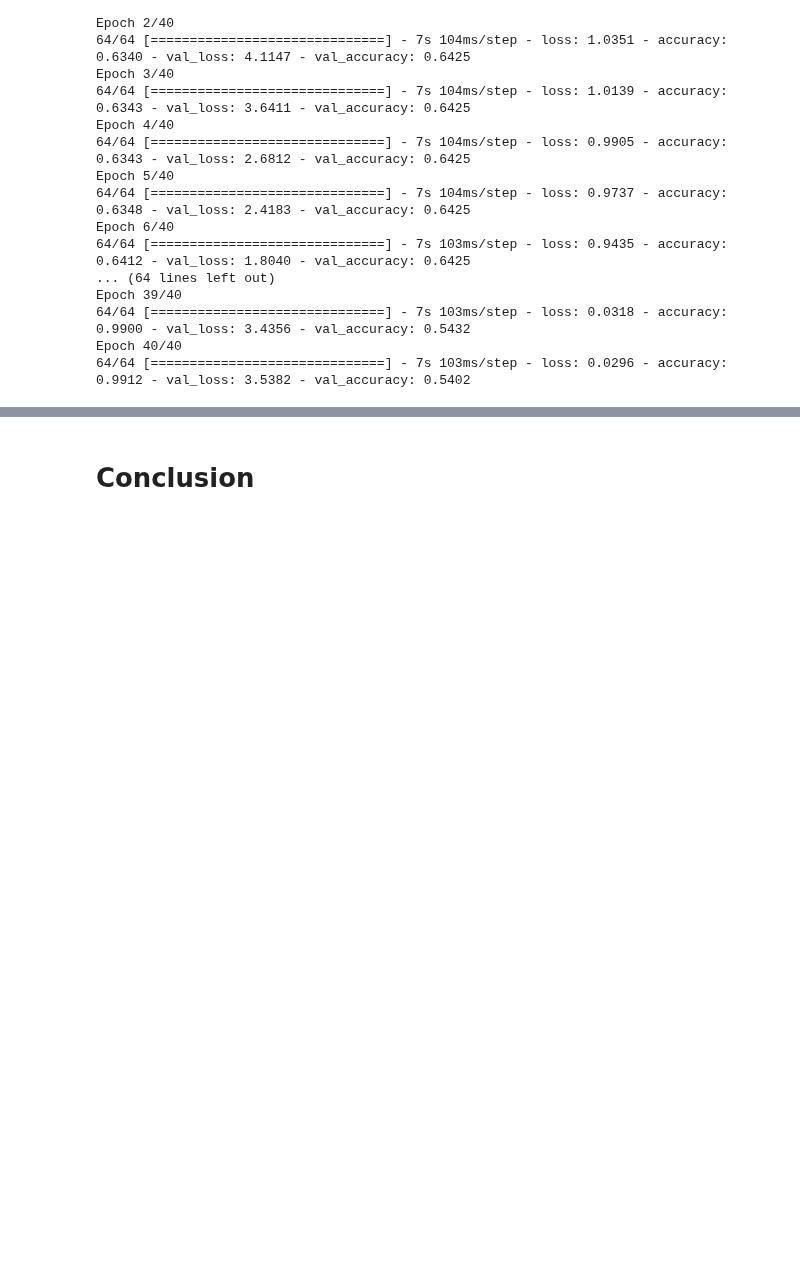
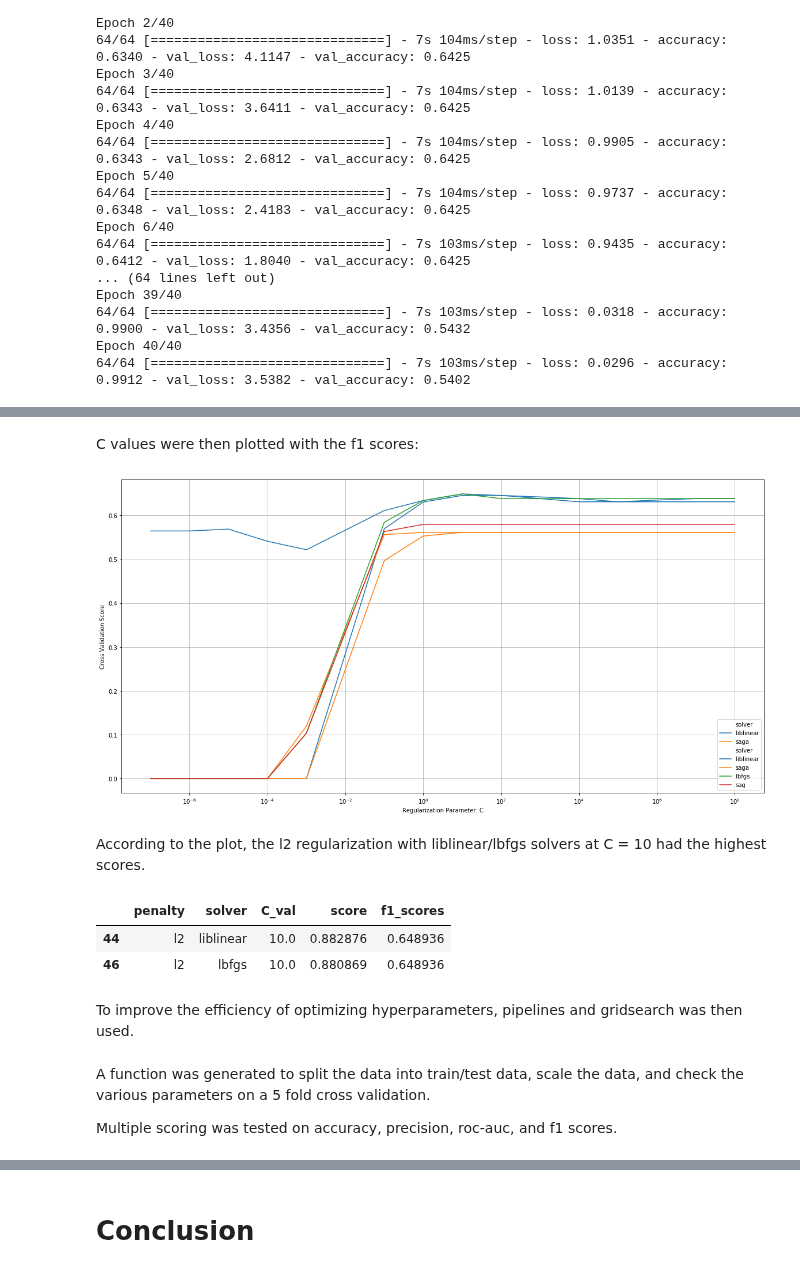
Before and after one commit to alireza-alizadegan/e-commerce-Sales, a Jupyter notebook: Sentiment Analysis.ipynb, the cells around one changed output, grey strips where cells are left out. Drawn from its saved outputs; the diff is of its cells as text; code cells hidden in the pictures; blank space fills up the shorter version.

```diff
--- a/Sentiment Analysis.ipynb
+++ b/Sentiment Analysis.ipynb
@@ -1959,0 +2143,28 @@ Epoch 40/40
+# %% [markdown]
+C values were then plotted with the f1 scores:
+# %%
+plt.figure(figsize=(20,10))
+sns.lineplot(data=l1_cross_val_df, x='C_val', y='f1_scores',hue='solver')
+sns.lineplot(data=l2_cross_val_df, x='C_val', y='f1_scores', hue='solver')
+plt.legend()
+plt.xscale("log")
+plt.xlabel('Regularization Parameter: C')
+plt.ylabel('Cross Validation Score')
+plt.grid()
+plt.show()
+# %% [output]
+[figure, added]
+# %% [markdown]
+According to the plot, the l2 regularization with liblinear/lbfgs solvers at C = 10 had the highest scores.
+# %%
+cross_val_df[cross_val_df['f1_scores'] == cross_val_df['f1_scores'].max()]
+# %% [output]
+|  | penalty | solver | C_val | score | f1_scores |
+| 44 | l2 | liblinear | 10.0 | 0.882876 | 0.648936 |
+| 46 | l2 | lbfgs | 10.0 | 0.880869 | 0.648936 |
+# %% [markdown]
+To improve the efficiency of optimizing hyperparameters, pipelines and gridsearch was then used.
+# %% [markdown]
+A function was generated to split the data into train/test data, scale the data, and check the various parameters on a 5 fold cross validation.
+
+Multiple scoring was tested on accuracy, precision, roc-auc, and f1 scores.
```
Also changed, not shown: parts of 70 cells of this notebook.
